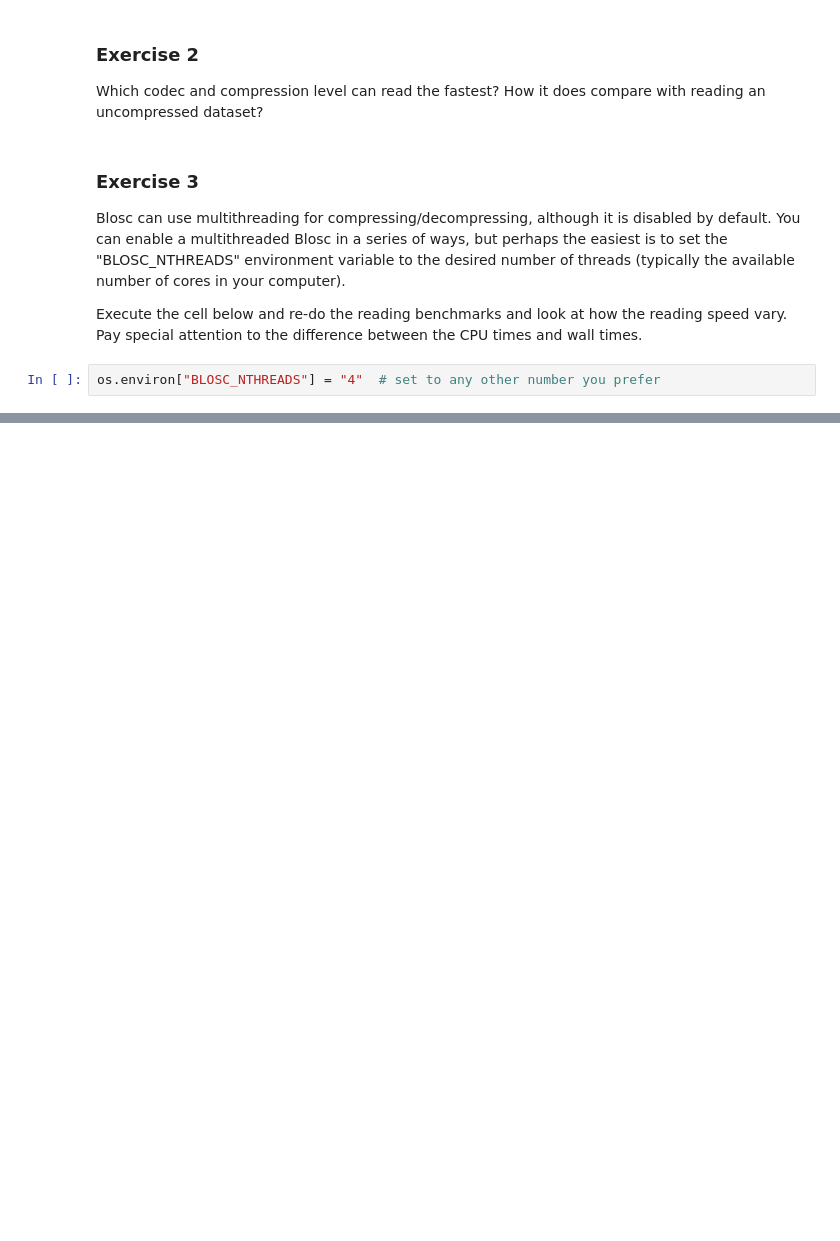
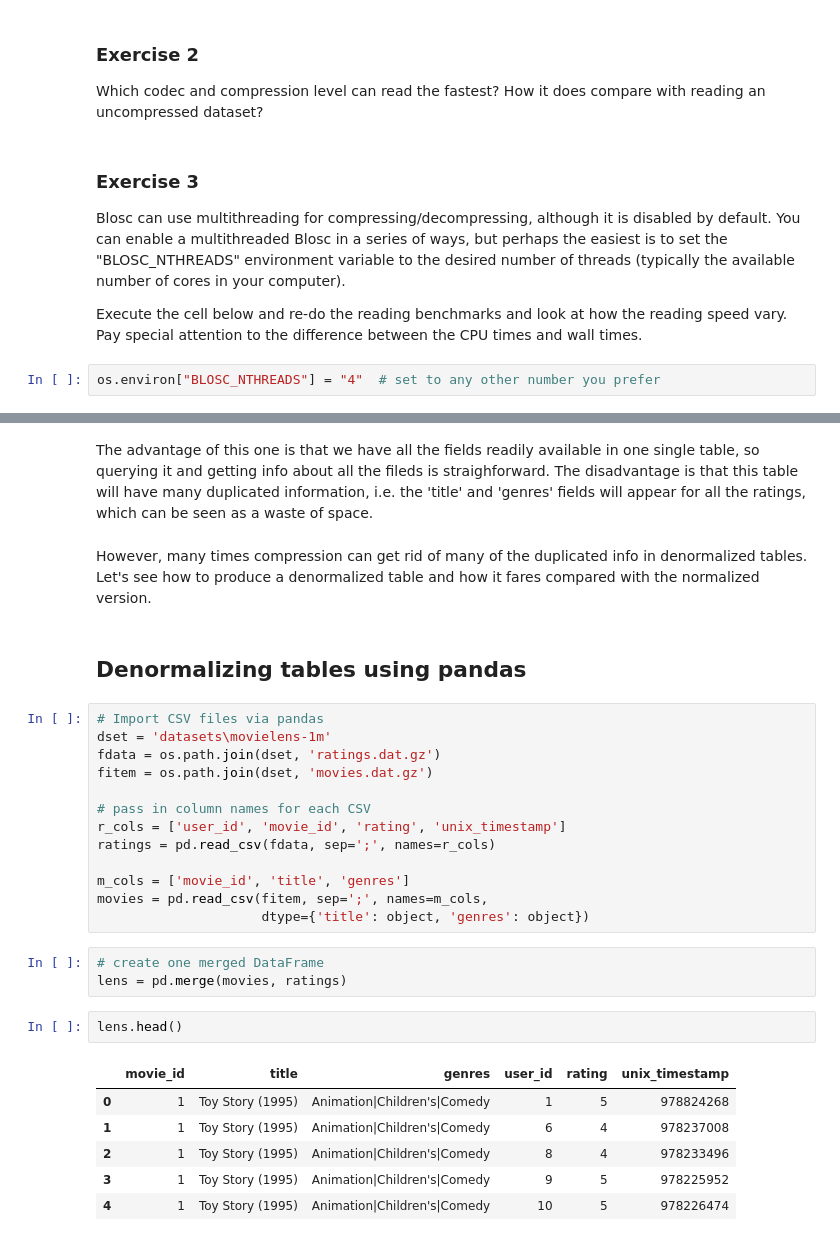
Before and after one commit to tomkooij/scipy2017, a Jupyter notebook: Part-3B-Using-Compression.ipynb, the cells around one changed output, grey strips where cells are left out. Cells and saved outputs as stored; diff of their text form; blank space fills up the shorter version.

Commit message:
Added denormalized table to compression

```diff
--- a/Part-3B-Using-Compression.ipynb
+++ b/Part-3B-Using-Compression.ipynb
@@ -281,0 +297,31 @@ Wall time: 130 ms
+# %% [markdown]
+The advantage of this one is that we have all the fields readily available in one single table, so querying it and getting info about all the fileds is straighforward.  The disadvantage is that this table will have many duplicated information, i.e. the 'title' and 'genres' fields will appear for all the ratings, which can be seen as a waste of space.
+# %% [markdown]
+However, many times compression can get rid of many of the duplicated info in denormalized tables.  Let's see how to produce a denormalized table and how it fares compared with the normalized version.
+# %% [markdown]
+## Denormalizing tables using pandas
+# %%
+# Import CSV files via pandas
+dset = 'datasets\movielens-1m'
+fdata = os.path.join(dset, 'ratings.dat.gz')
+fitem = os.path.join(dset, 'movies.dat.gz')
+
+# pass in column names for each CSV
+r_cols = ['user_id', 'movie_id', 'rating', 'unix_timestamp']
+ratings = pd.read_csv(fdata, sep=';', names=r_cols)
+
+m_cols = ['movie_id', 'title', 'genres']
+movies = pd.read_csv(fitem, sep=';', names=m_cols,
+                     dtype={'title': object, 'genres': object})
+# %%
+# create one merged DataFrame
+lens = pd.merge(movies, ratings)
+# %%
+lens.head()
+# %% [output]
+|  | movie_id | title | genres | user_id | rating | unix_timestamp |
+| 0 | 1 | Toy Story (1995) | Animation|Children's|Comedy | 1 | 5 | 978824268 |
+| 1 | 1 | Toy Story (1995) | Animation|Children's|Comedy | 6 | 4 | 978237008 |
+| 2 | 1 | Toy Story (1995) | Animation|Children's|Comedy | 8 | 4 | 978233496 |
+| 3 | 1 | Toy Story (1995) | Animation|Children's|Comedy | 9 | 5 | 978225952 |
+| 4 | 1 | Toy Story (1995) | Animation|Children's|Comedy | 10 | 5 | 978226474 |
```
Also changed, not shown: parts of 30 cells of this notebook.
